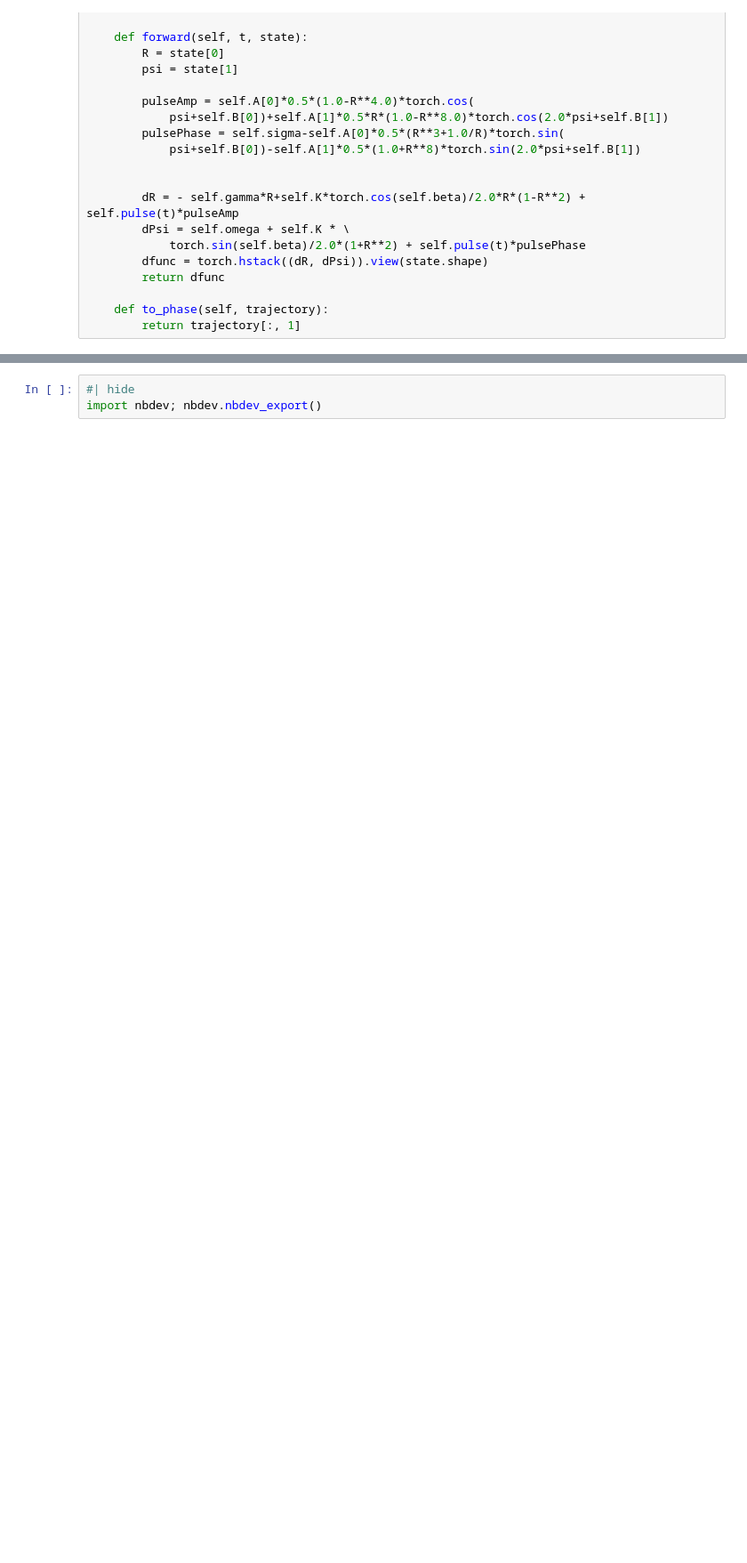
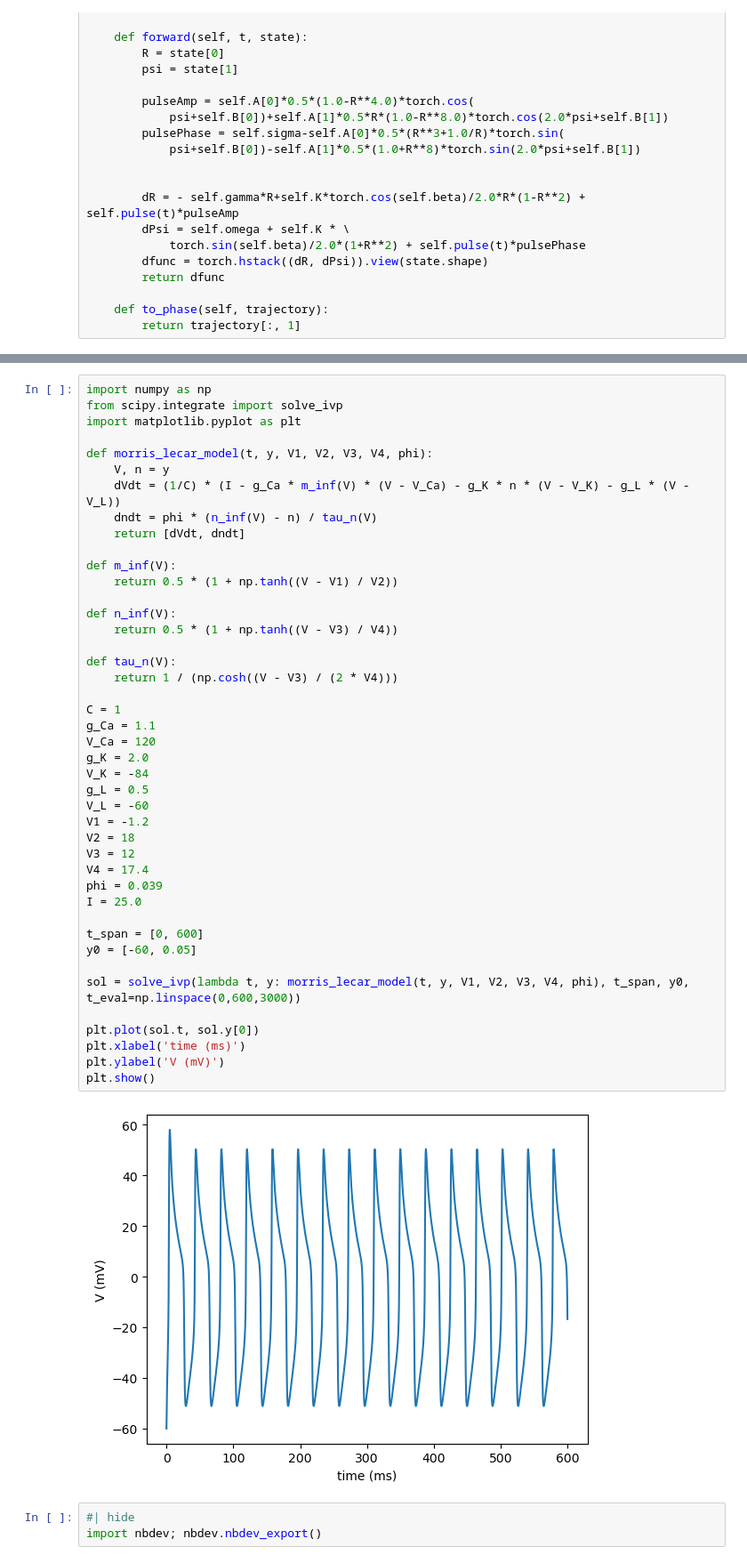
Before and after one commit to khannay/deepPRC, a Jupyter notebook: nbs/01_datatools.ipynb, the cells around one changed output, grey strips where cells are left out. Shown: that part at 89% size. Cells and saved outputs as stored; diff of their text form; blank space fills up the shorter version.

```diff
--- a/nbs/01_datatools.ipynb
+++ b/nbs/01_datatools.ipynb
@@ -421,3 +465,48 @@ class VDP(nn.Module):
+# %%
+import numpy as np
+from scipy.integrate import solve_ivp
+import matplotlib.pyplot as plt
+
+def morris_lecar_model(t, y, V1, V2, V3, V4, phi):
+    V, n = y
+    dVdt = (1/C) * (I - g_Ca * m_inf(V) * (V - V_Ca) - g_K * n * (V - V_K) - g_L * (V - V_L))
+    dndt = phi * (n_inf(V) - n) / tau_n(V)
+    return [dVdt, dndt]
+
+def m_inf(V):
+    return 0.5 * (1 + np.tanh((V - V1) / V2))
+
+def n_inf(V):
+    return 0.5 * (1 + np.tanh((V - V3) / V4))
+
+def tau_n(V):
+    return 1 / (np.cosh((V - V3) / (2 * V4)))
+
+C = 1
+g_Ca = 1.1
+V_Ca = 120
+g_K = 2.0
+V_K = -84
+g_L = 0.5
+V_L = -60
+V1 = -1.2
+V2 = 18
+V3 = 12
+V4 = 17.4
+phi = 0.039
+I = 25.0
+
+t_span = [0, 600]
+y0 = [-60, 0.05]
+
+sol = solve_ivp(lambda t, y: morris_lecar_model(t, y, V1, V2, V3, V4, phi), t_span, y0, t_eval=np.linspace(0,600,3000))
+
+plt.plot(sol.t, sol.y[0])
+plt.xlabel('time (ms)')
+plt.ylabel('V (mV)')
+plt.show()
+# %% [output]
+[figure, added]
 # %%
 #| hide
 import nbdev; nbdev.nbdev_export()
```
Also changed, not shown: parts of 4 cells of this notebook, 4 other files.
